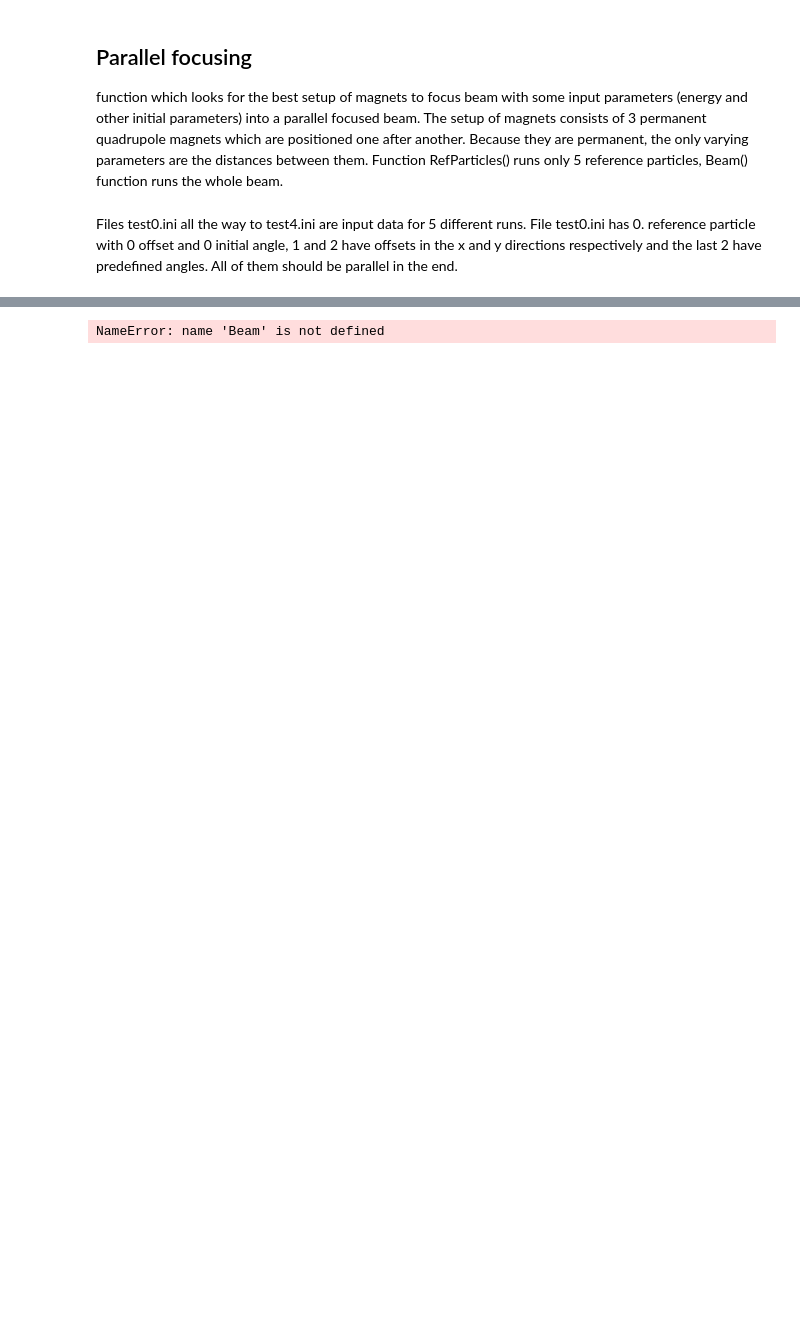
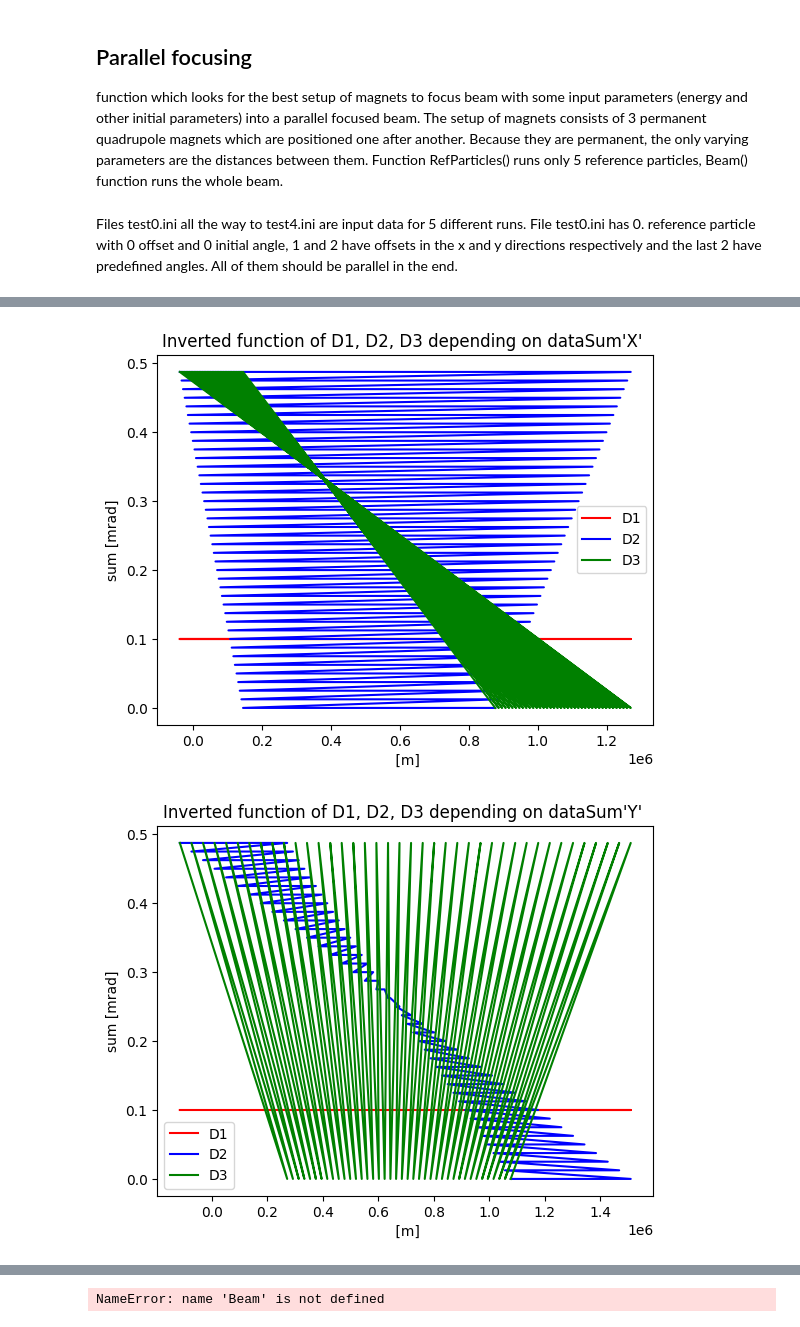
Before and after one commit to mvranovsky/Focusing-And-Deflecting-Devices, a Jupyter notebook: ASTRA/parallelFocusing/parallelFocused.ipynb, the cells around one changed output, grey strips where cells are left out. Cells and saved outputs as stored; diff of their text form; code cells hidden in the pictures; blank space fills up the shorter version.

```diff
--- a/ASTRA/parallelFocusing/parallelFocused.ipynb
+++ b/ASTRA/parallelFocusing/parallelFocused.ipynb
@@ -469 +538,22 @@ def plot_4d_data(XorY):
+# %%
+def plotSumData(XorY):
+
+    dataSum = []
+    if XorY == "X":
+        dataSum = dataSumX
+    else:
+        dataSum = dataSumY
+
+
+    plt.plot(dataSum, dataD1, label="D1", color='red')
+    plt.plot(dataSum, dataD2, label="D2", color='blue')
+    plt.plot(dataSum, dataD3, label="D3", color='green')
+
+    plt.legend()
+    plt.xlabel(" [m]")
+    plt.ylabel("sum [mrad]")
+    plt.title(f"Inverted function of D1, D2, D3 depending on dataSum'{XorY}' ")
+    plt.show()
+
+    return
 # %%
@@ -515,0 +602,6 @@ plot_4d_data("Y")
+# %%
+plotSumData("X")
+plotSumData("Y")
+# %% [output]
+[figure, added]
+[figure, added]
```
Also changed, not shown: parts of 15 cells of this notebook, 15 other files.
